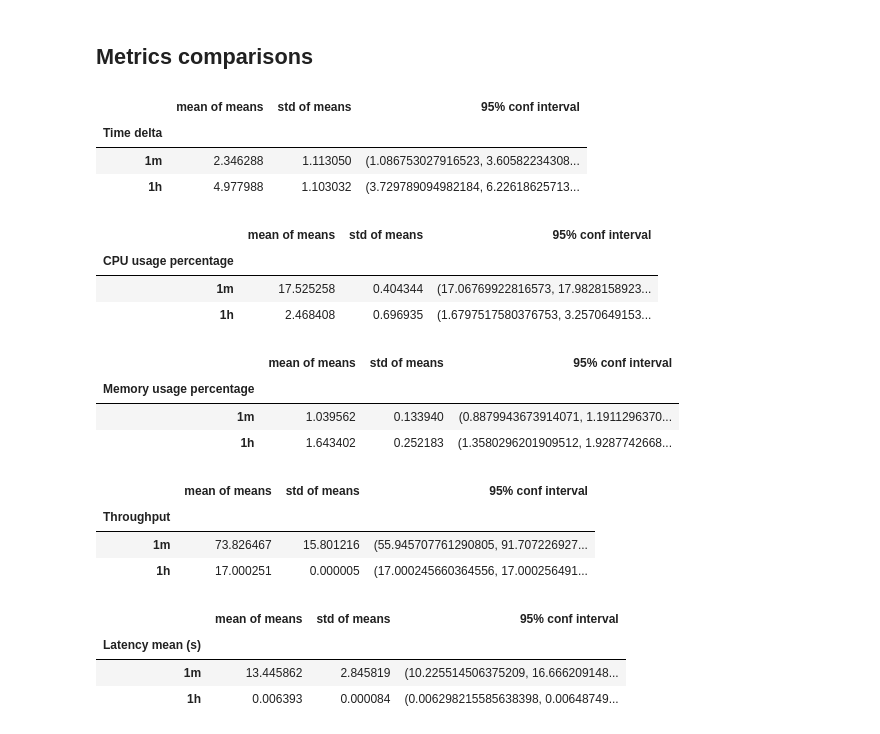
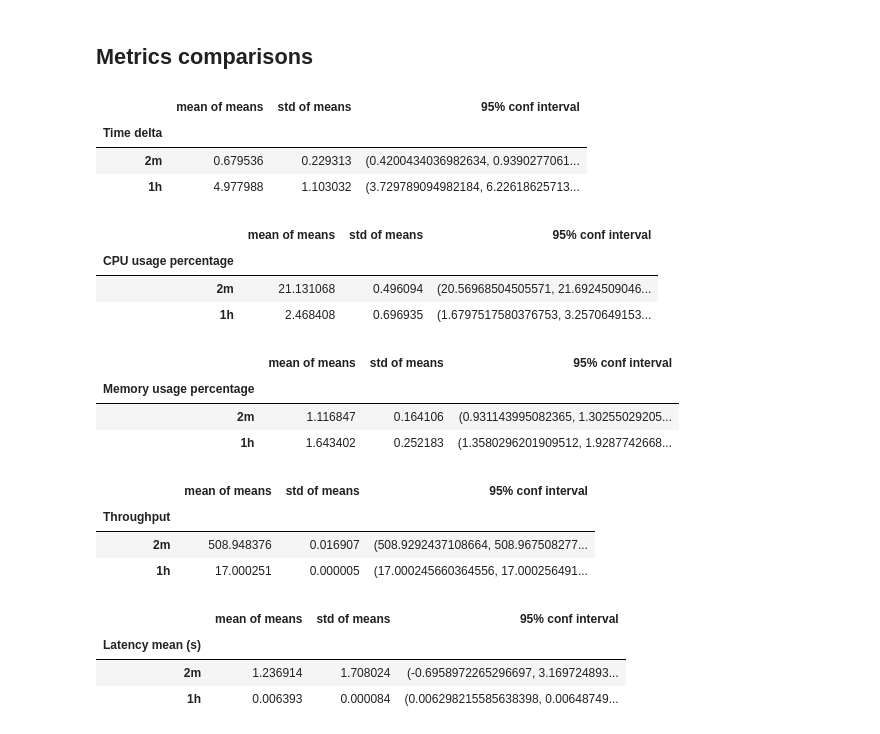
Before and after one commit to v1dmon/data, a Jupyter notebook: benchmark/010823-174610-sockshop-1h-50/analysis/sockshop.ipynb, the cells around one changed output. Drawn from its saved outputs; the diff is of its cells as text; code cells hidden in the pictures.

```diff
--- a/benchmark/010823-174610-sockshop-1h-50/analysis/sockshop.ipynb
+++ b/benchmark/010823-174610-sockshop-1h-50/analysis/sockshop.ipynb
@@ -75,13 +75,13 @@ def bar_plot(title, df):
     fig.write_image(fig_title)
     fig.show()
 # %%
-timedelta = pd.concat([t1mx3.timedelta_results, t1hx3.timedelta_results])
-timedelta.index = (["1m", "1h"])
+timedelta = pd.concat([t2mx3.timedelta_results, t1hx3.timedelta_results])
+timedelta.index = (["2m", "1h"])
 timedelta.index.name = "Time delta"
 timedelta
 # %% [output]
 |  | mean of means | std of means | 95% conf interval |
 | Time delta |  |  |  |
-| 1m | 2.346288 | 1.113050 | (1.086753027916523, 3.60582234308... |
+| 2m | 0.679536 | 0.229313 | (0.4200434036982634, 0.9390277061... |
 | 1h | 4.977988 | 1.103032 | (3.729789094982184, 6.22618625713... |
 # %%
@@ -91,11 +91,11 @@ bar_plot("Time delta", timedelta)
 # %%
-cpu_usage = pd.concat([t1mx3.cpu_usage_results, t1hx3.cpu_usage_results])
-cpu_usage.index = (["1m", "1h"])
+cpu_usage = pd.concat([t2mx3.cpu_usage_results, t1hx3.cpu_usage_results])
+cpu_usage.index = (["2m", "1h"])
 cpu_usage.index.name = "CPU usage percentage"
 cpu_usage
 # %% [output]
 |  | mean of means | std of means | 95% conf interval |
 | CPU usage percentage |  |  |  |
-| 1m | 17.525258 | 0.404344 | (17.06769922816573, 17.9828158923... |
+| 2m | 21.131068 | 0.496094 | (20.56968504505571, 21.6924509046... |
 | 1h | 2.468408 | 0.696935 | (1.6797517580376753, 3.2570649153... |
 # %%
@@ -105,11 +105,11 @@ bar_plot("CPU usage percentage", cpu_usage)
 # %%
-memory_usage = pd.concat([t1mx3.memory_usage_results, t1hx3.memory_usage_results])
-memory_usage.index = (["1m", "1h"])
+memory_usage = pd.concat([t2mx3.memory_usage_results, t1hx3.memory_usage_results])
+memory_usage.index = (["2m", "1h"])
 memory_usage.index.name = "Memory usage percentage"
 memory_usage
 # %% [output]
 |  | mean of means | std of means | 95% conf interval |
 | Memory usage percentage |  |  |  |
-| 1m | 1.039562 | 0.133940 | (0.8879943673914071, 1.1911296370... |
+| 2m | 1.116847 | 0.164106 | (0.931143995082365, 1.30255029205... |
 | 1h | 1.643402 | 0.252183 | (1.3580296201909512, 1.9287742668... |
 # %%
@@ -119,11 +119,11 @@ bar_plot("Memory usage percentage", memory_usage)
 # %%
-throughput = pd.concat([t1mx3.throughput_results, t1hx3.throughput_results])
-throughput.index = (["1m", "1h"])
+throughput = pd.concat([t2mx3.throughput_results, t1hx3.throughput_results])
+throughput.index = (["2m", "1h"])
 throughput.index.name = "Throughput"
 throughput
 # %% [output]
 |  | mean of means | std of means | 95% conf interval |
 | Throughput |  |  |  |
-| 1m | 73.826467 | 15.801216 | (55.945707761290805, 91.707226927... |
+| 2m | 508.948376 | 0.016907 | (508.9292437108664, 508.967508277... |
 | 1h | 17.000251 | 0.000005 | (17.000245660364556, 17.000256491... |
 # %%
@@ -133,11 +133,11 @@ bar_plot("Throughput", throughput)
 # %%
-latency_mean = pd.concat([t1mx3.latency_mean_results, t1hx3.latency_mean_results])
-latency_mean.index = (["1m", "1h"])
+latency_mean = pd.concat([t2mx3.latency_mean_results, t1hx3.latency_mean_results])
+latency_mean.index = (["2m", "1h"])
 latency_mean.index.name = "Latency mean (s)"
 latency_mean
 # %% [output]
 |  | mean of means | std of means | 95% conf interval |
 | Latency mean (s) |  |  |  |
-| 1m | 13.445862 | 2.845819 | (10.225514506375209, 16.666209148... |
+| 2m | 1.236914 | 1.708024 | (-0.6958972265296697, 3.169724893... |
 | 1h | 0.006393 | 0.000084 | (0.006298215585638398, 0.00648749... |
 # %%
```
Also changed, not shown: parts of 16 cells of this notebook, 17 other files.
